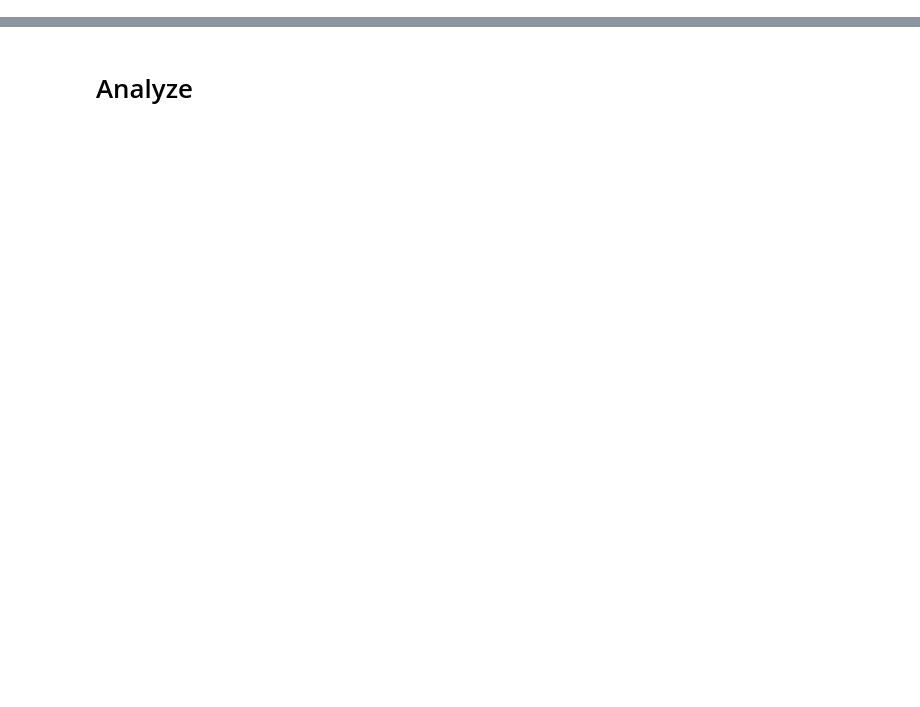
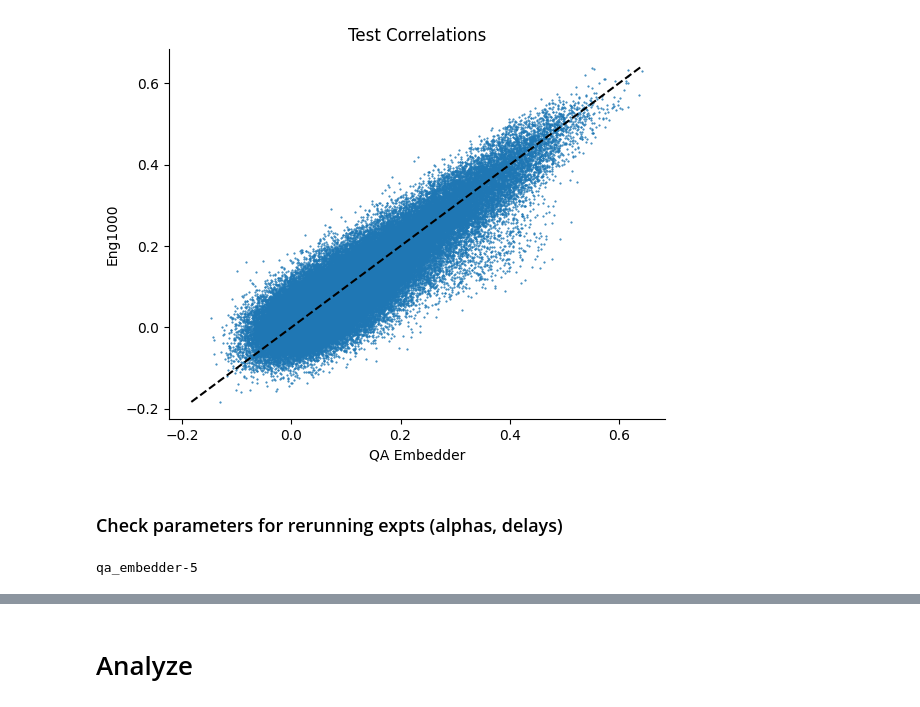
Before and after one commit to csinva/interpretable-embeddings, a Jupyter notebook: notebooks/01_encoding.ipynb, the cells around one changed output, grey strips where cells are left out. Saved outputs shown, nothing was run; the diff lists cells and outputs as text; code cells hidden in the pictures; blank space fills up the shorter version.

```diff
--- a/notebooks/01_encoding.ipynb
+++ b/notebooks/01_encoding.ipynb
@@ -61,0 +70,25 @@ d = r.groupby(cols_varied)[mets].mean()
+# %%
+qa = r[(r.feature_space == 'qa_embedder-5')
+       ].sort_values(by='corrs_tune_mean', ascending=False).iloc[0]
+eng1000 = r[(r.feature_space == 'eng1000')].sort_values(
+    by='corrs_tune_mean', ascending=False).iloc[0]
+# %%
+plt.plot(qa['corrs_test'], eng1000['corrs_test'], '.', ms=1)
+plt.xlabel('QA Embedder')
+plt.ylabel('Eng1000')
+plt.title('Test Correlations')
+m_max = max(qa['corrs_test'].max(), eng1000['corrs_test'].max())
+m_min = min(qa['corrs_test'].min(), eng1000['corrs_test'].min())
+plt.plot([m_min, m_max], [m_min, m_max], 'k--')
+plt.show()
+# %% [output]
+[figure, added]
+# %% [markdown]
+### Check parameters for rerunning expts (alphas, delays)
+# %%
+args = r[(r.pc_components == -1) * (r.ndelays == 8)].iloc[0]
+model_params_to_save = joblib.load(
+    join(args.save_dir_unique, 'model_params.pkl'))
+print(args.feature_space)
+# %% [output]
+qa_embedder-5
```
Also changed, not shown: parts of 20 cells of this notebook, 2 other files.
